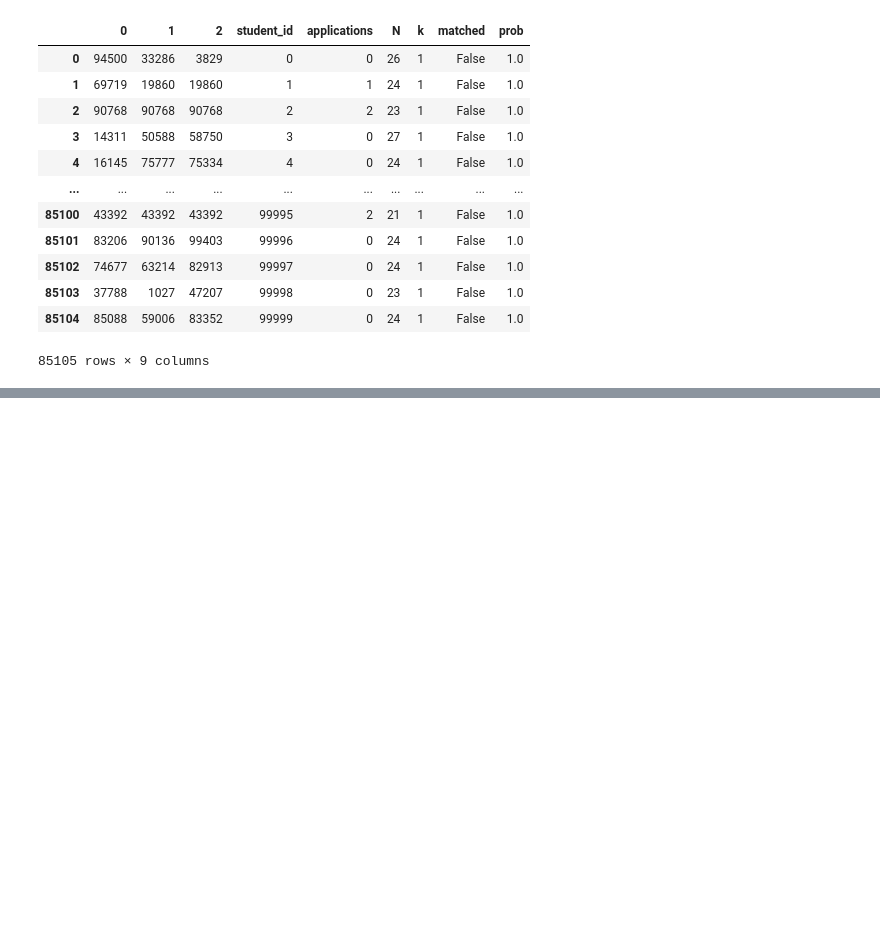
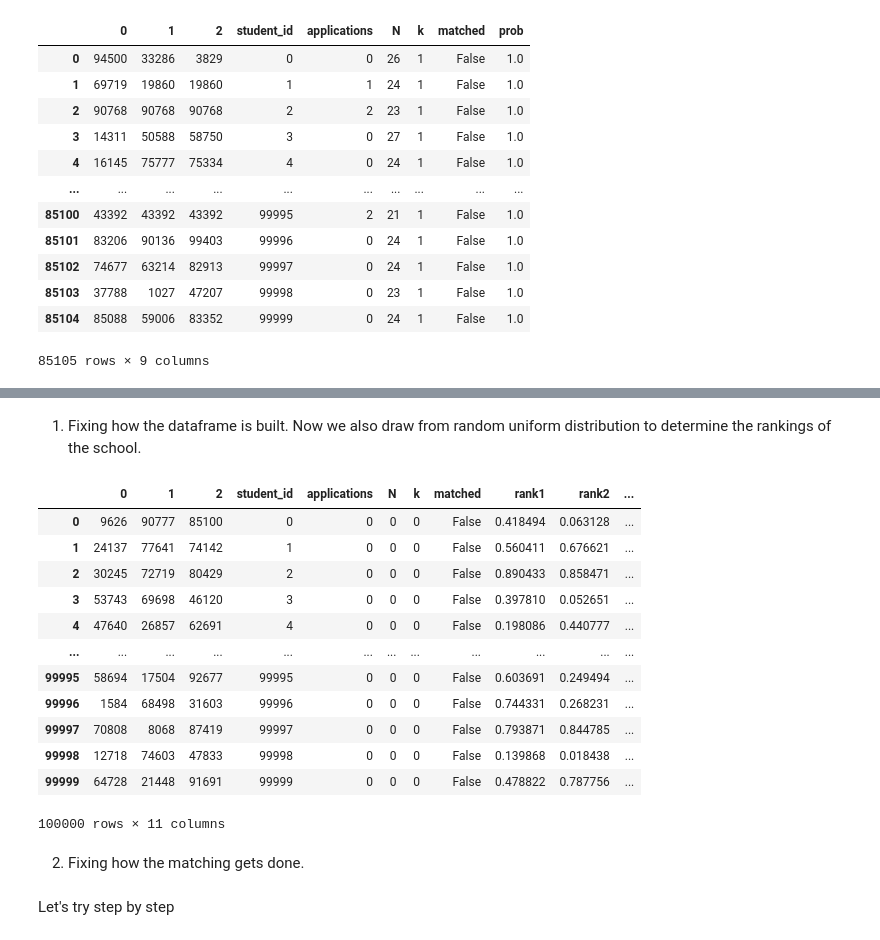
Before and after one commit to kirandwiv/MatchingAlgorithm, a Jupyter notebook: scrapwork.ipynb, the cells around one changed output, grey strips where cells are left out. Cells and saved outputs as stored; diff of their text form; code cells hidden in the pictures; blank space fills up the shorter version.

```diff
--- a/scrapwork.ipynb
+++ b/scrapwork.ipynb
@@ -568,0 +577,38 @@ sp
+# %% [markdown]
+1. Fixing how the dataframe is built. Now we also draw from random uniform distribution to determine the rankings of the school.
+# %%
+def mdf_np(n, k = 3):
+    x = pd.DataFrame(np.random.randint(0, n, (int(n*1.2),k)))
+    x = x[~(x.apply(lambda row: len(row) != len(set(row)), axis=1))]
+    if len(x)<n:
+        return "Oops"
+    else:
+        x = x.iloc[:n].reset_index(drop=True)
+        x['student_id'] = x.index
+        x['applications'] = 0
+        x['N'] = 0
+        x['k'] = 0
+        x['matched'] = False
+        x[['rank1', 'rank2', 'rank3']] = np.random.uniform(size=(n,3))
+        x['underdemanded'] = True
+    return x
+# %%
+sp = mdf_np(100000)
+# %%
+sp
+# %% [output]
+|  | 0 | 1 | 2 | student_id | applications | N | k | matched | rank1 | rank2 | ... |
+| 0 | 9626 | 90777 | 85100 | 0 | 0 | 0 | 0 | False | 0.418494 | 0.063128 | ... |
+| 1 | 24137 | 77641 | 74142 | 1 | 0 | 0 | 0 | False | 0.560411 | 0.676621 | ... |
+| 2 | 30245 | 72719 | 80429 | 2 | 0 | 0 | 0 | False | 0.890433 | 0.858471 | ... |
+| 3 | 53743 | 69698 | 46120 | 3 | 0 | 0 | 0 | False | 0.397810 | 0.052651 | ... |
+| 4 | 47640 | 26857 | 62691 | 4 | 0 | 0 | 0 | False | 0.198086 | 0.440777 | ... |
+| ... | ... | ... | ... | ... | ... | ... | ... | ... | ... | ... | ... |
+| 99995 | 58694 | 17504 | 92677 | 99995 | 0 | 0 | 0 | False | 0.603691 | 0.249494 | ... |
+| 99996 | 1584 | 68498 | 31603 | 99996 | 0 | 0 | 0 | False | 0.744331 | 0.268231 | ... |
+| 99997 | 70808 | 8068 | 87419 | 99997 | 0 | 0 | 0 | False | 0.793871 | 0.844785 | ... |
+| 99998 | 12718 | 74603 | 47833 | 99998 | 0 | 0 | 0 | False | 0.139868 | 0.018438 | ... |
+| 99999 | 64728 | 21448 | 91691 | 99999 | 0 | 0 | 0 | False | 0.478822 | 0.787756 | ... |
+100000 rows × 11 columns
+# %% [markdown]
+2. Fixing how the matching gets done.
@@ -568,0 +634,2 @@ sp
+# %% [markdown]
+Let's try step by step
```
Also changed, not shown: parts of 16 cells of this notebook.
